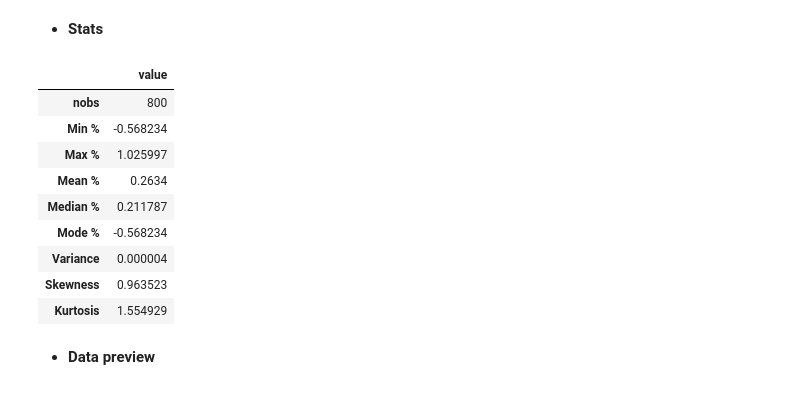
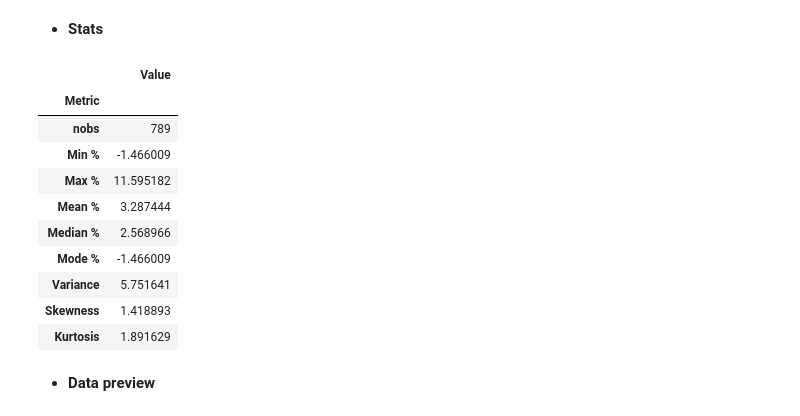
Before and after one commit to mod7ex/macro, a Jupyter notebook: macro-indices/inflation/index.ipynb, the cells around one changed output. Cells and saved outputs as stored; diff of their text form; code cells hidden in the pictures.

```diff
--- a/Endogenous/PCE/PCEPILFE.ipynb
+++ b/macro-indices/inflation/index.ipynb
@@ -32,0 +22,13 @@ Average change is 0.26339964002544225%
+# %%
+df = pd.read_csv('../../data/' + INDICATOR + '.csv')
+
+df['DATE'] = pd.to_datetime(df['DATE'])
+df.set_index('DATE', inplace=True)
+
+# df[MoM_col] = df[INDICATOR].pct_change(fill_method=None) * 100
+df[MoM_col] = df[INDICATOR].ffill().pct_change() * 100
+
+# df[YoY_col] = df[INDICATOR].pct_change(fill_method=None, periods=12) * 100
+df[YoY_col] = df[INDICATOR].ffill().pct_change(periods=12) * 100
+
+df.tail()
@@ -79,38 +155,37 @@ pd.DataFrame({
 # %% [markdown]
 - **Stats**
 # %%
-from scipy.stats import describe
+stats = describe(df[COL].dropna().tolist())
 
-# Display the results
+obj = {
+   'nobs': str(stats.nobs),
+   'Min %': stats.minmax[0],
+   'Max %': stats.minmax[1],
+   'Mean %': stats.mean,
+   'Median %': df[COL].median(),
+   'Mode %': df[COL].mode(dropna=True)[0],
+   'Variance': stats.variance,
+   'Skewness': stats.skewness,
+   'Kurtosis': stats.kurtosis
+}
 
-stats = describe(PCEPILFE_df['^ %'].dropna().tolist())
-pd.DataFrame(
-    {
-        'value': [
-            str(stats.nobs),
-            stats.minmax[0] * 100,
-            stats.minmax[1] * 100,
-            stats.mean * 100,
-            PCEPILFE_df['^ %'].median() * 100,
-            PCEPILFE_df['^ %'].mode(dropna=True)[0] * 100,
-            stats.variance,
-            stats.skewness,
-            stats.kurtosis
-        ]
-    },
-    index=['nobs', 'Min %', 'Max %', 'Mean %', "Median %", "Mode %", 'Variance', 'Skewness', 'Kurtosis'],
+df_stats = (
+    pd.DataFrame(list(obj.items()), columns=["Metric", "Value"])
+      .set_index("Metric")
 )
+df_stats
 # %% [output]
-|  | value |
-| nobs | 800 |
-| Min % | -0.568234 |
-| Max % | 1.025997 |
-| Mean % | 0.2634 |
-| Median % | 0.211787 |
-| Mode % | -0.568234 |
-| Variance | 0.000004 |
-| Skewness | 0.963523 |
-| Kurtosis | 1.554929 |
+|  | Value |
+| Metric |  |
+| nobs | 789 |
+| Min % | -1.466009 |
+| Max % | 11.595182 |
+| Mean % | 3.287444 |
+| Median % | 2.568966 |
+| Mode % | -1.466009 |
+| Variance | 5.751641 |
+| Skewness | 1.418893 |
+| Kurtosis | 1.891629 |
 # %% [markdown]
 - **Data preview**
 # %%
```
Also changed, not shown: parts of 18 cells of this notebook, 8 other files.
